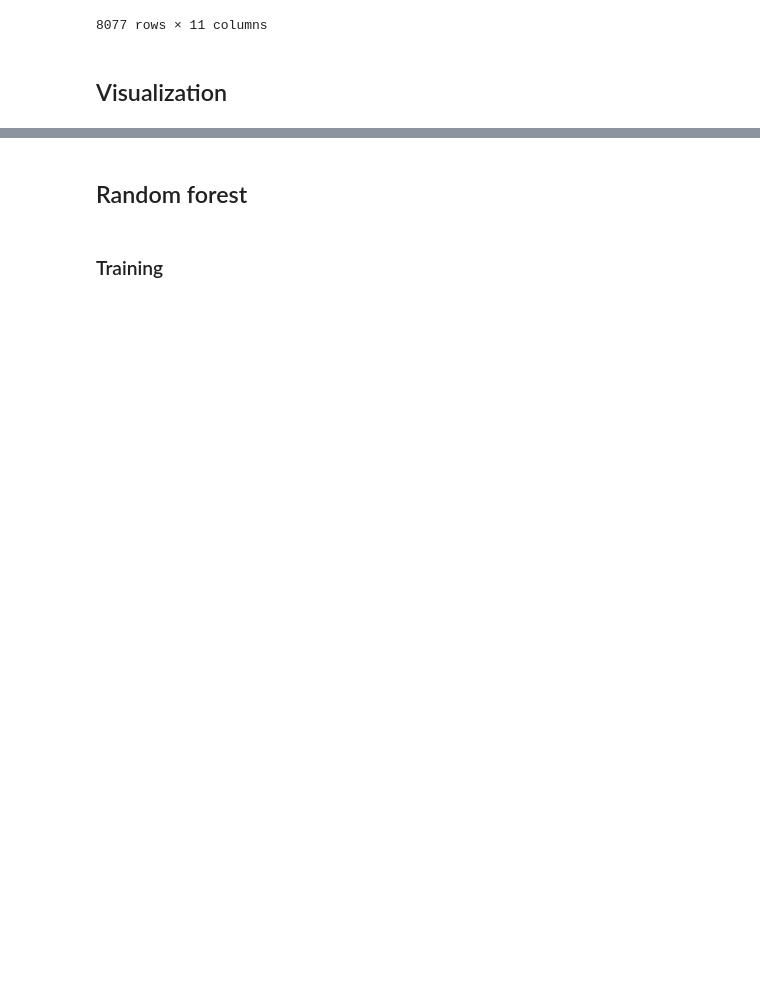
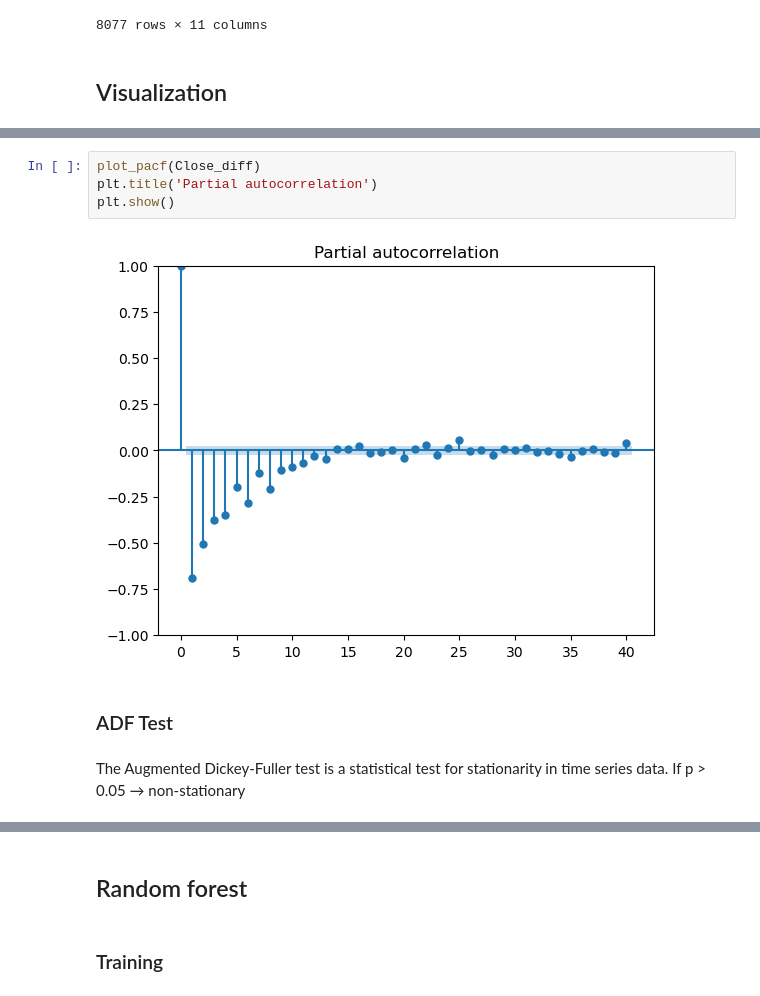
Before and after one commit to lohenrotte/stocks-forecasting, a Jupyter notebook: src/main.ipynb, the cells around one changed output, grey strips where cells are left out. Saved outputs shown, nothing was run; the diff lists cells and outputs as text; blank space fills up the shorter version.

Commit message:
linear stationarity analysis and first prediction

```diff
--- a/src/main.ipynb
+++ b/src/main.ipynb
@@ -104,0 +156,10 @@ plt.show()
+# %%
+plot_pacf(Close_diff)
+plt.title('Partial autocorrelation')
+plt.show()
+# %% [output]
+[figure, added]
+# %% [markdown]
+### ADF Test
+# %% [markdown]
+The Augmented Dickey-Fuller test is a statistical test for stationarity in time series data. If p > 0.05 → non-stationary
```
Also changed, not shown: parts of 18 cells of this notebook.
